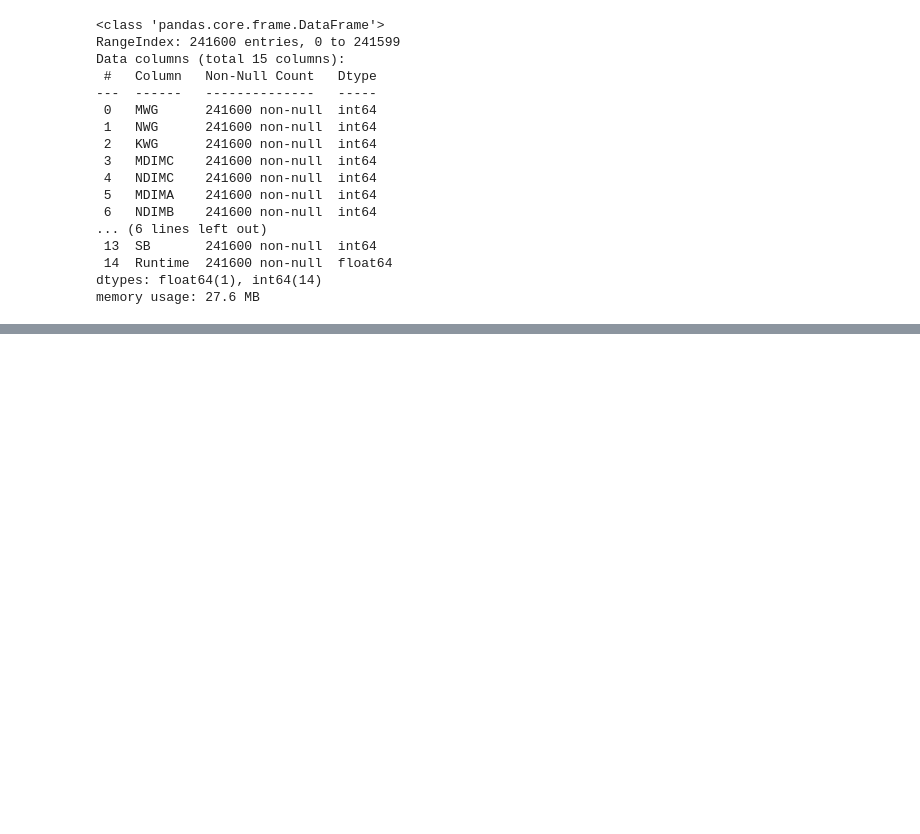
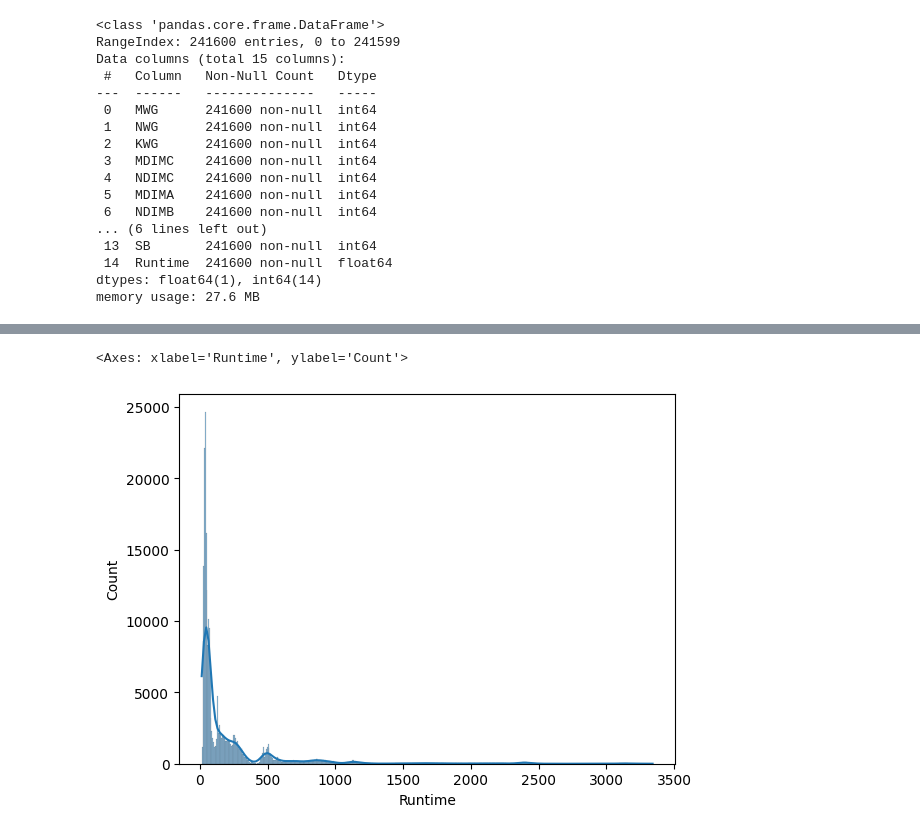
Before and after one commit to nitya-balaji/gpu-kernel-performance-optimizer, a Jupyter notebook: notebook/eda.ipynb, the cells around one changed output, grey strips where cells are left out. Drawn from its saved outputs; the diff is of its cells as text; code cells hidden in the pictures; blank space fills up the shorter version.

```diff
--- a/notebook/eda.ipynb
+++ b/notebook/eda.ipynb
@@ -105,0 +125,5 @@ df.describe()
+# %%
+sns.histplot(df["Runtime"], kde=True) #plotting histogram to see how skewed data is
+# %% [output]
+<Axes: xlabel='Runtime', ylabel='Count'>
+[figure, added]
```
Also changed, not shown: parts of 9 cells of this notebook, 9 other files.
